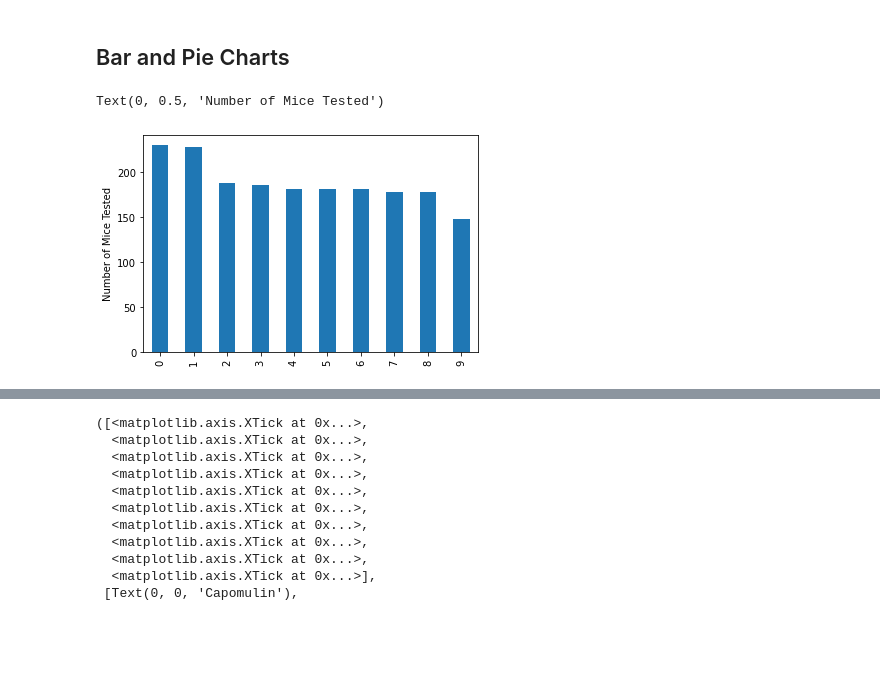
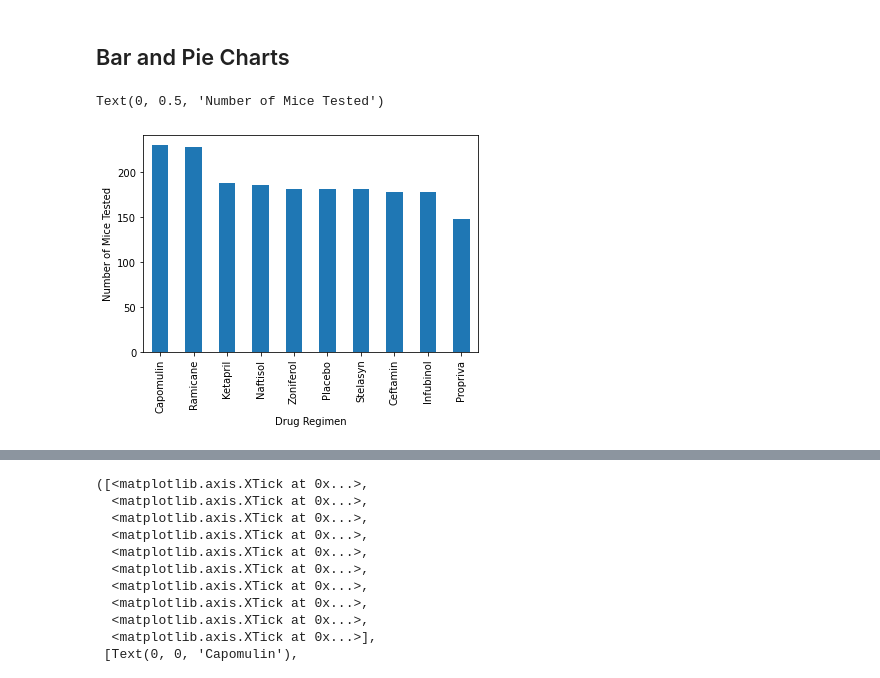
Before and after one commit to kachee42/data-visualization-challenge, a Jupyter notebook: pymaceuticals.ipynb, the cells around one changed output, grey strips where cells are left out. Cells and saved outputs as stored; diff of their text form; code cells hidden in the pictures; blank space fills up the shorter version.

Commit message:
Further cleaned up code and added analysis

```diff
--- a/pymaceuticals.ipynb
+++ b/pymaceuticals.ipynb
@@ -156,9 +164,10 @@ drug_summary
 ## Bar and Pie Charts
 # %%
 # Generate a bar plot showing the total number of timepoints for all mice tested for each drug regimen using Pandas.
-test_count_per_drug = clean_data.groupby("Drug Regimen")[["Timepoint"]].count().sort_values("Timepoint", ascending=False).reset_index(drop=False)
+test_count_per_drug = clean_data.groupby("Drug Regimen")[["Timepoint"]].count().sort_values("Timepoint", ascending=False)
+
 test_count_per_drug.plot(kind="bar", legend="")
 plt.ylabel("Number of Mice Tested")
 # %% [output]
 Text(0, 0.5, 'Number of Mice Tested')
-[figure, old version]
+[figure, new version]
```
Also changed, not shown: parts of 6 cells of this notebook.
